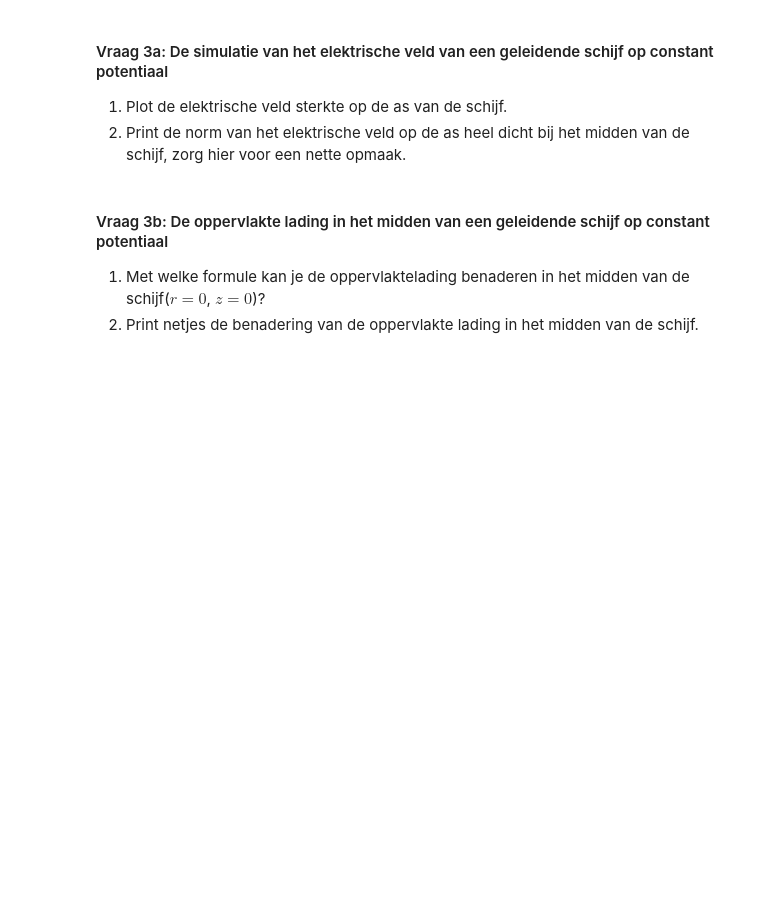
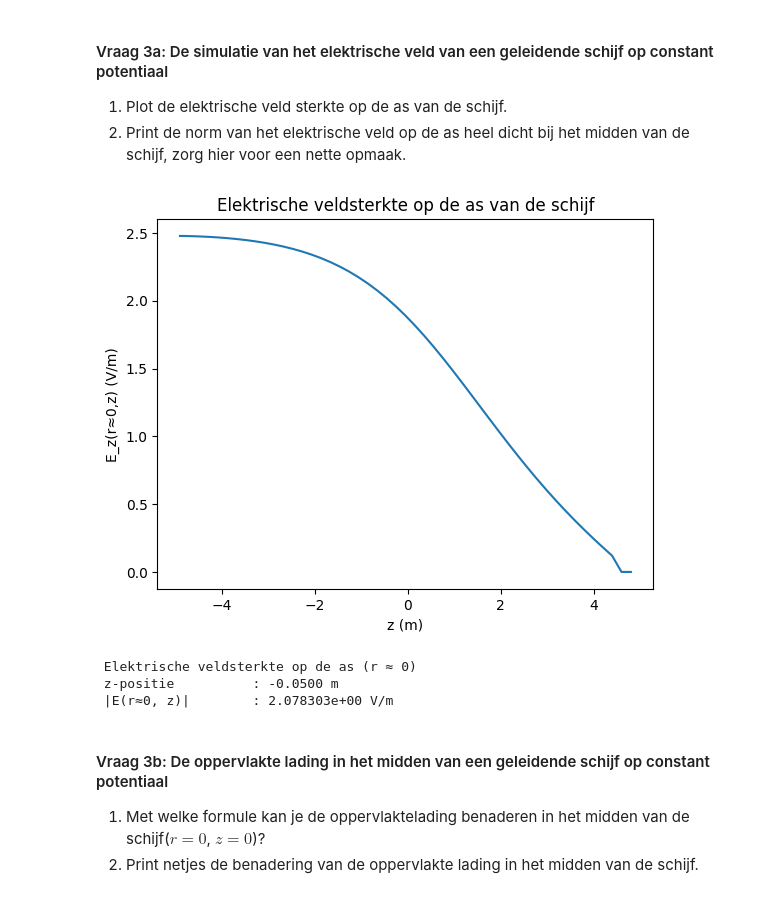
Before and after one commit to FS314159265358979323846264338/opdrachten-DEF-D, a Jupyter notebook: DigitaleOntwerpopdrachten/1CondensatorOpdracht/CondensatorOntwerpopdracht.ipynb, the cells around one changed output. Drawn from its saved outputs; the diff is of its cells as text; code cells hidden in the pictures; blank space fills up the shorter version.

```diff
--- a/DigitaleOntwerpopdrachten/1CondensatorOpdracht/CondensatorOntwerpopdracht.ipynb
+++ b/DigitaleOntwerpopdrachten/1CondensatorOpdracht/CondensatorOntwerpopdracht.ipynb
@@ -369,9 +369,30 @@ plot_results_disk(Ez, Er, normE, V, r, z, grid_step, disk_radius, z_pos_disk1, z
 1. Plot de elektrische veld sterkte op de as van de schijf.
 2. Print de norm van het elektrische veld op de as heel dicht bij het midden van de schijf, zorg hier voor een nette opmaak.
 # %%
-###
-###Jouw code hier###
-###
+z_E = np.linspace(z[1], z[-2], Ez.shape[1])
+
+r_as = np.where(r[1:-1] > disk_radius)[0][0]
+E_axis = np.abs(Ez[r_as, :])
+
+plt.figure()
+plt.plot(z_E, E_axis)
+plt.xlabel('z (m)')
+plt.ylabel('E_z(r≈0,z) (V/m)')
+plt.title('Elektrische veldsterkte op de as van de schijf')
+plt.show()
+
+
+r_as = np.where(r[1:-1] > disk_radius)[0][0]
+z_as = np.argmin(np.abs(z_E - z_pos_disk1))
+E_mid = np.sqrt(Er[r_as, z_as]**2 + Ez[r_as, z_as]**2)
+print(" Elektrische veldsterkte op de as (r ≈ 0)")
+print(f" z-positie          : {z_E[z_as]:.4f} m")
+print(f" |E(r≈0, z)|        : {E_mid:.6e} V/m")
+# %% [output]
+[figure, added]
+ Elektrische veldsterkte op de as (r ≈ 0)
+ z-positie          : -0.0500 m
+ |E(r≈0, z)|        : 2.078303e+00 V/m
 # %% [markdown]
 #### Vraag 3b: De oppervlakte lading in het midden van een geleidende schijf op constant potentiaal
 
```
Also changed, not shown: parts of 1 cell of this notebook, 2 other files.
